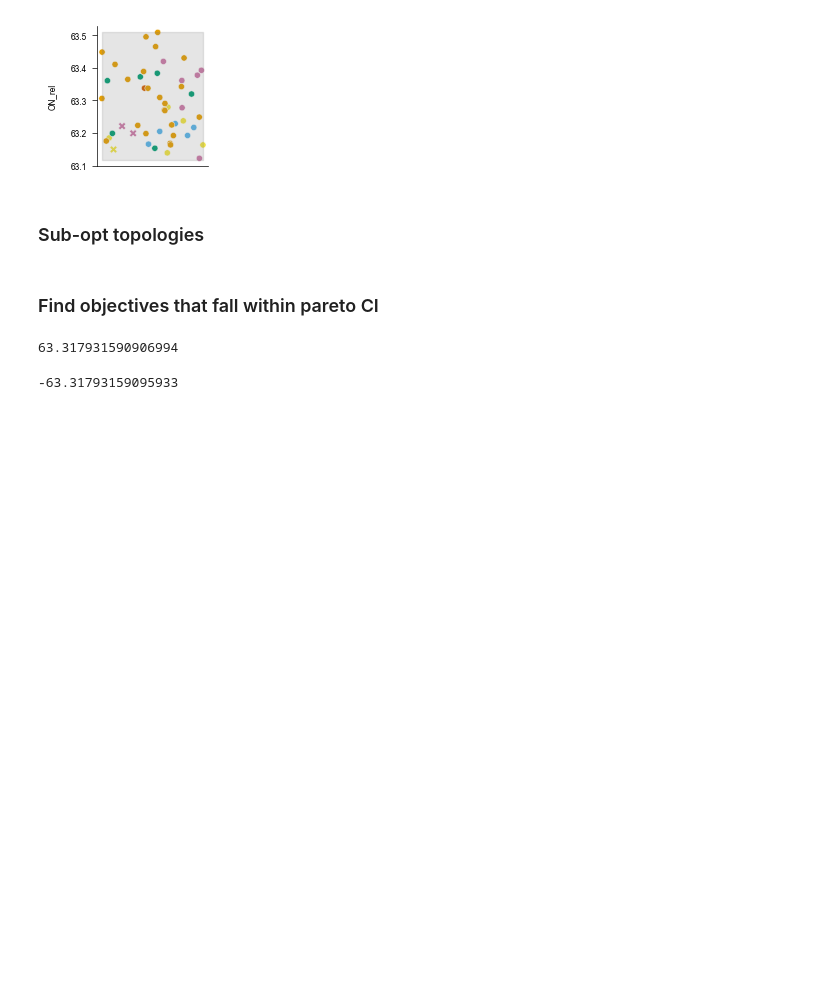
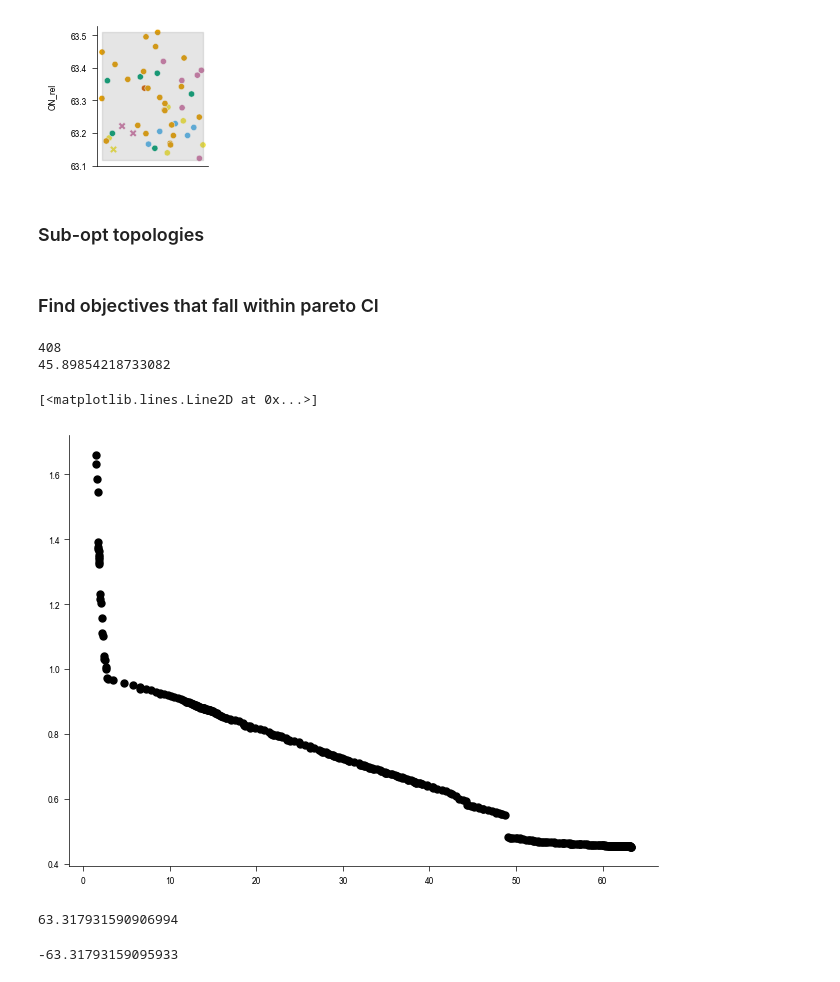
Before and after one commit to Mangan-Group/GraphGA, a Jupyter notebook: pulse_prediction_vs_exp.ipynb, the cells around one changed output. Drawn from its saved outputs; the diff is of its cells as text; code cells hidden in the pictures; blank space fills up the shorter version.

```diff
--- a/pulse_prediction_vs_exp.ipynb
+++ b/pulse_prediction_vs_exp.ipynb
@@ -2255,32 +2255,38 @@ print(hvs)
 # %%
 from pymoo.indicators.hv import HV
 ref_point = np.array([0, 0])
 hv = HV(ref_point=ref_point)
 
 path_sigcond = "/Users/kdreyer/Documents/Github/GraphGA/combinatorial_search/sig_cond_pareto_dsred1.pkl"
 path_GA0 = "/Users/kdreyer/Library/CloudStorage/OneDrive-NorthwesternUniversity/KatieD_LL/GCAD_Collab/Selected_GA_results_paper/Signal_conditioner_single_cell/synTF-R-DsR/Original_hyperparams/run4_ngen120/2024-10-04_Signal_cond_single_DsRED_original_hps_ngen120_seed_5/final_objectives_df.pkl"
 path_GA3 = "/Users/kdreyer/Library/CloudStorage/OneDrive-NorthwesternUniversity/KatieD_LL/GCAD_Collab/Selected_GA_results_paper/Signal_conditioner_single_cell/synTF-R-DsR/Optimized_hyperparams_fixed_pop_max_hv_ngen50/run4_ngen120/2024-10-04_Signal_cond_single_DsRED_opt_hps_run4_seed_3/final_objectives_df.pkl"
 path_GA4 = "/Users/kdreyer/Library/CloudStorage/OneDrive-NorthwesternUniversity/KatieD_LL/GCAD_Collab/Selected_GA_results_paper/Signal_conditioner_single_cell/synTF-R-DsR/Optimized_hyperparams_fixed_pop_max_hv_ngen50/run4_ngen120/2024-10-04_Signal_cond_single_DsRED_opt_hps_run4_seed_4/final_objectives_df.pkl"
 # path_GA6 = "/Users/kdreyer/Library/CloudStorage/OneDrive-NorthwesternUniversity/KatieD_LL/GCAD_Collab/Selected_GA_results_paper/Signal_conditioner_single_cell/synTF-R-DsR/Optimized_hyperparams_fixed_pop_max_hv/run4_ngen120/2024-10-04_Signal_cond_single_DsRED_opt_hps_run4_seed_6/final_objectives_df.pkl"
 
 sig_cond_pareto = pd.read_pickle(path_sigcond)
 hv_combo = hv(sig_cond_pareto)
+print(len(sig_cond_pareto))
 print(hv_combo)
 sig_cond_GA0 = pd.read_pickle(path_GA0)
 # sig_cond_GA1 = pd.read_pickle(path_GA1)
 sig_cond_GA3 = pd.read_pickle(path_GA3)
 sig_cond_GA4 = pd.read_pickle(path_GA4)
 # sig_cond_GA6 = pd.read_pickle(path_GA6)
 
 # print(sig_cond_GA)
 plt.plot(abs(sig_cond_pareto[:, 0]), abs(sig_cond_pareto[:, 1]), linestyle="none", marker="o", markersize="5", color="k")
 # plt.plot(abs(sig_cond_GA3["ON_rel"]), abs(sig_cond_GA3["FI_rel"]), linestyle="none", marker="o", markersize="5", fillstyle="none", color="red")
 
 # plt.plot(abs(sig_cond_GA0["ON_rel"]), abs(sig_cond_GA0["FI_rel"]), linestyle="none", marker="o", markersize="5", fillstyle="none", color="green")
 # plt.ylim(0.9, 1.7)
-plt.xlim(0, 5)
-plt.plot(abs(sig_cond_GA4["ON_rel"]), abs(sig_cond_GA4["FI_rel"]), linestyle="none", marker="o", markersize="5", fillstyle="none", color="red")
+# plt.xlim(0, 5)
+# plt.plot(abs(sig_cond_GA4["ON_rel"]), abs(sig_cond_GA4["FI_rel"]), linestyle="none", marker="o", markersize="5", fillstyle="none", color="red")
 # plt.plot(abs(sig_cond_GA6["ON_rel"]), abs(sig_cond_GA6["FI_rel"]), linestyle="none", marker="o", markersize="3", fillstyle="none")
+# %% [output]
+408
+45.89854218733082
+[<matplotlib.lines.Line2D at 0x...>]
+[figure, added]
 # %%
 path_amp = "/Users/kdreyer/Documents/Github/GraphGA/combinatorial_search/ranked_obj_amp_dsred0.pkl"
 path_amp_topo = "/Users/kdreyer/Documents/Github/GraphGA/combinatorial_search/ranked_topo_amp_dsred0.pkl"
```
Also changed, not shown: parts of 1 cell of this notebook, 6 other files.
